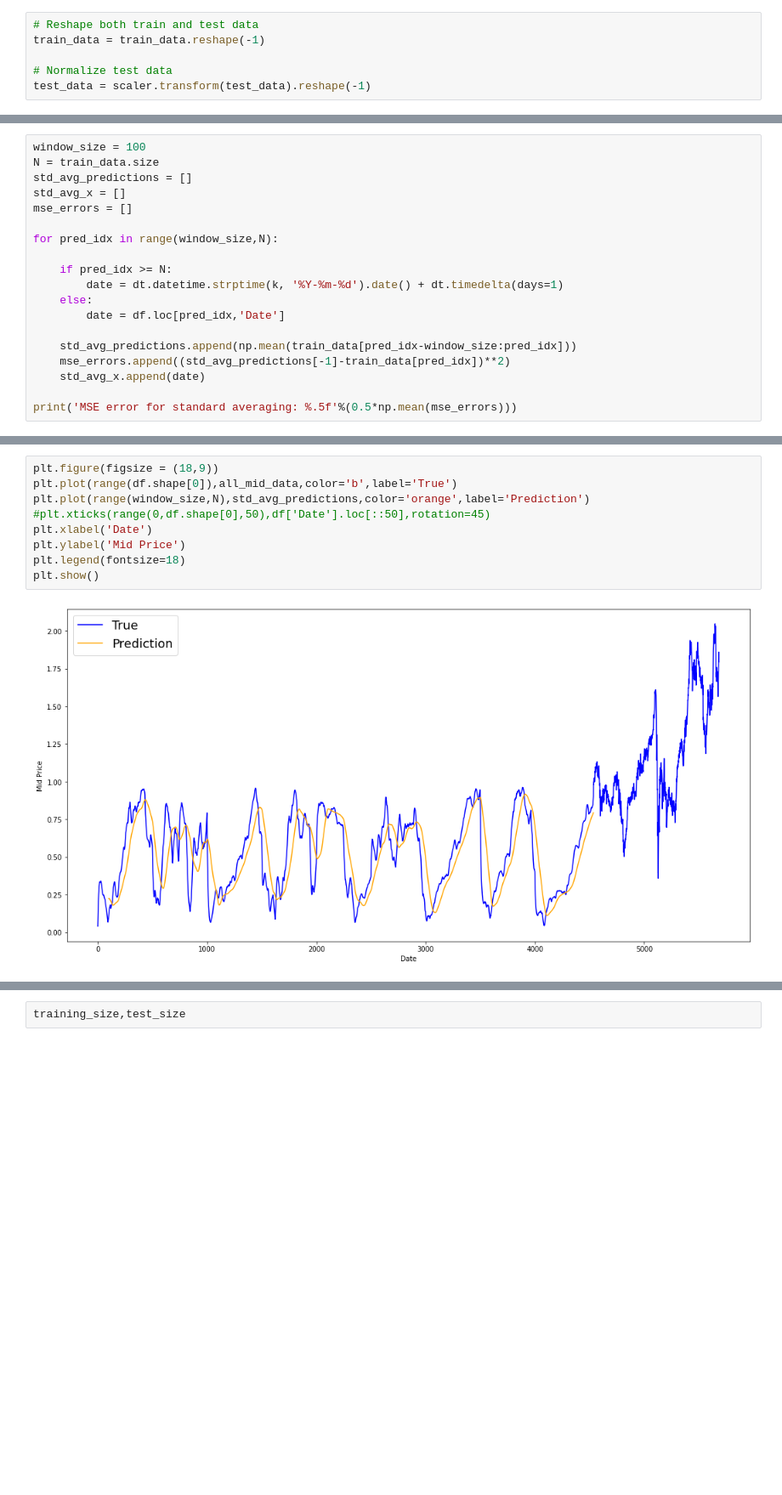
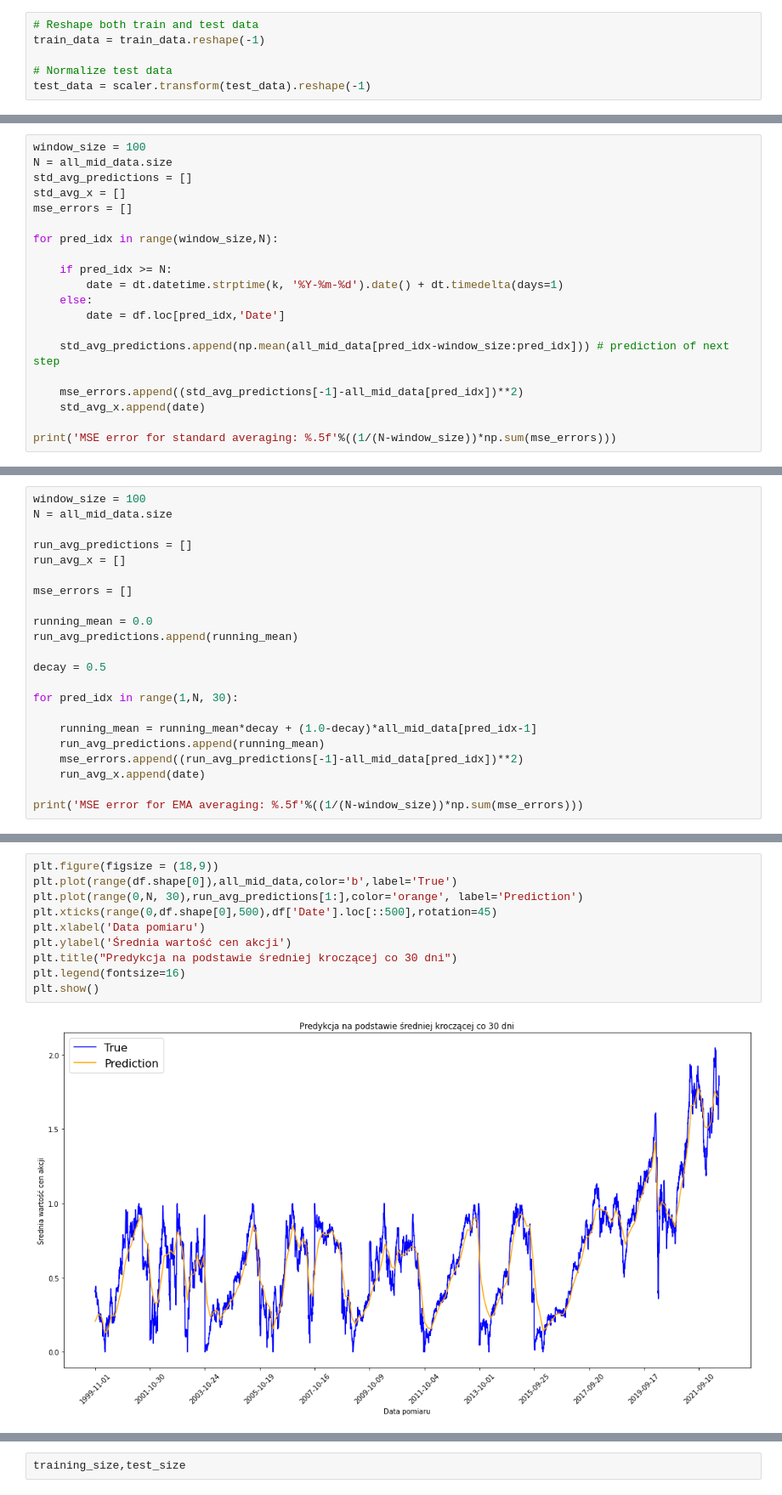
Before and after one commit to Oliwer-Krupa/Stock-market-prediction, a Jupyter notebook: Stock_market_prediction.ipynb, the cells around one changed output, grey strips where cells are left out. Shown: that part at 85% size. Saved outputs shown, nothing was run; the diff lists cells and outputs as text; blank space fills up the shorter version.

```diff
--- a/Stock_market_prediction.ipynb
+++ b/Stock_market_prediction.ipynb
@@ -126,6 +160,6 @@ all_mid_data = np.concatenate([train_data,test_data],axis=0)
 # %%
 window_size = 100
-N = train_data.size
+N = all_mid_data.size
 std_avg_predictions = []
 std_avg_x = []
 mse_errors = []
@@ -137,9 +171,10 @@ for pred_idx in range(window_size,N):
     else:
         date = df.loc[pred_idx,'Date']
 
-    std_avg_predictions.append(np.mean(train_data[pred_idx-window_size:pred_idx]))
-    mse_errors.append((std_avg_predictions[-1]-train_data[pred_idx])**2)
+    std_avg_predictions.append(np.mean(all_mid_data[pred_idx-window_size:pred_idx])) # prediction of next step
+
+    mse_errors.append((std_avg_predictions[-1]-all_mid_data[pred_idx])**2)
     std_avg_x.append(date)
 
-print('MSE error for standard averaging: %.5f'%(0.5*np.mean(mse_errors)))
+print('MSE error for standard averaging: %.5f'%((1/(N-window_size))*np.sum(mse_errors)))
 # %% [output]
@@ -146,0 +196,22 @@ MSE error for standard averaging: 0.01627
+# %%
+window_size = 100
+N = all_mid_data.size
+
+run_avg_predictions = []
+run_avg_x = []
+
+mse_errors = []
+
+running_mean = 0.0
+run_avg_predictions.append(running_mean)
+
+decay = 0.5
+
+for pred_idx in range(1,N, 30):
+
+    running_mean = running_mean*decay + (1.0-decay)*all_mid_data[pred_idx-1]
+    run_avg_predictions.append(running_mean)
+    mse_errors.append((run_avg_predictions[-1]-all_mid_data[pred_idx])**2)
+    run_avg_x.append(date)
+
+print('MSE error for EMA averaging: %.5f'%((1/(N-window_size))*np.sum(mse_errors)))
@@ -147,11 +222,12 @@ MSE error for standard averaging: 0.01627
 # %%
 plt.figure(figsize = (18,9))
 plt.plot(range(df.shape[0]),all_mid_data,color='b',label='True')
-plt.plot(range(window_size,N),std_avg_predictions,color='orange',label='Prediction')
-#plt.xticks(range(0,df.shape[0],50),df['Date'].loc[::50],rotation=45)
-plt.xlabel('Date')
-plt.ylabel('Mid Price')
-plt.legend(fontsize=18)
+plt.plot(range(0,N, 30),run_avg_predictions[1:],color='orange', label='Prediction')
+plt.xticks(range(0,df.shape[0],500),df['Date'].loc[::500],rotation=45)
+plt.xlabel('Data pomiaru')
+plt.ylabel('Średnia wartość cen akcji')
+plt.title("Predykcja na podstawie średniej kroczącej co 30 dni")
+plt.legend(fontsize=16)
 plt.show()
 # %% [output]
-[figure, old version]
+[figure, new version]
```
Also changed, not shown: parts of 47 cells of this notebook.
